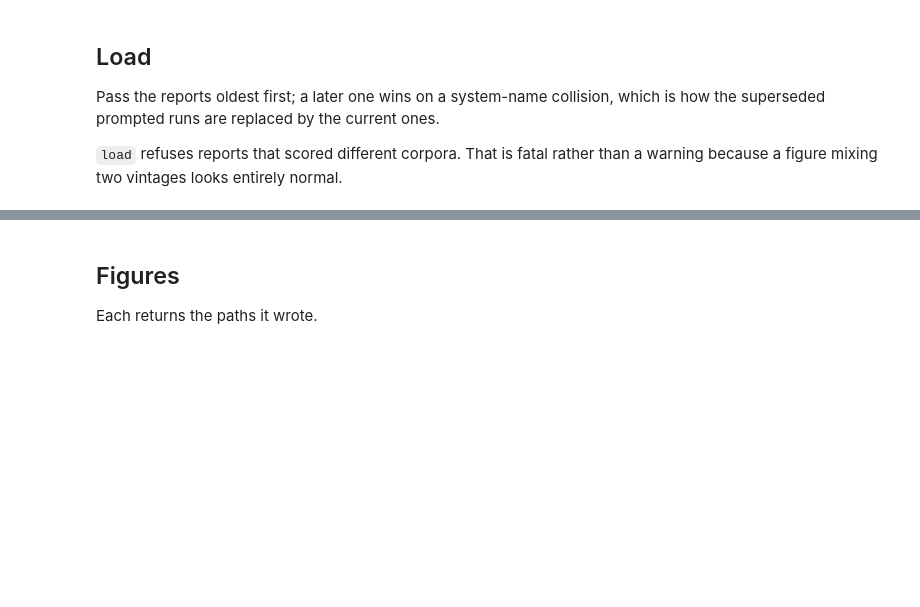
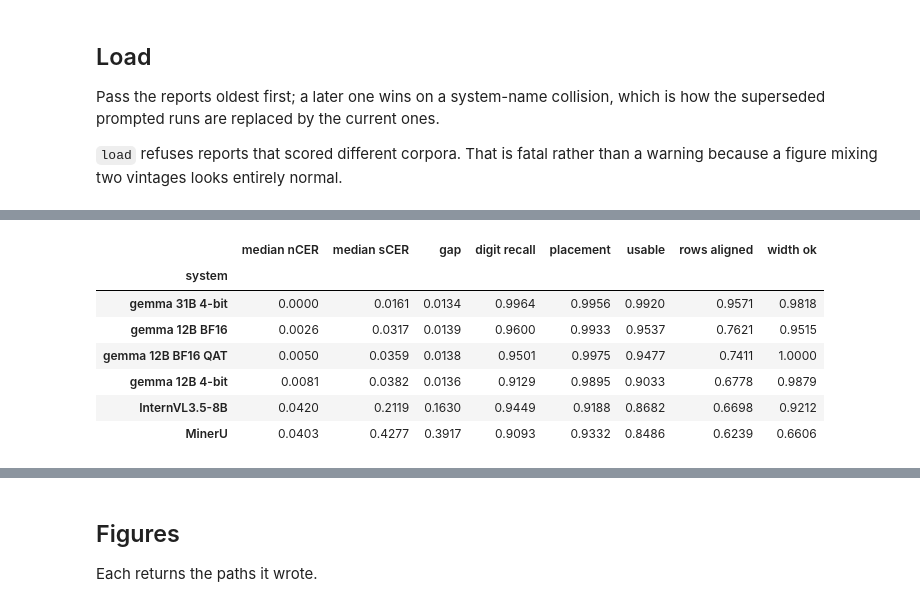
Before and after one commit to tmnestor/bank-statement-error-analysis, a Jupyter notebook: analysis/summary.ipynb, the cells around one changed output, grey strips where cells are left out. Saved outputs shown, nothing was run; the diff lists cells and outputs as text; code cells hidden in the pictures; blank space fills up the shorter version.

```diff
--- a/analysis/summary.ipynb
+++ b/analysis/summary.ipynb
@@ -61,23 +87,39 @@ and quoting means alone misdescribes every system here.
 # %%
 summary = (
     documents.groupby("system")
     .apply(
         lambda g: pd.Series(
             {
                 "median nCER": g.normalised_cer.median(),
                 "median sCER": g.strict_cer.median(),
                 "gap": (g.strict_cer - g.normalised_cer).median(),
-                "amounts correct": g.amounts_correct.sum() / g.truth_amounts.sum(),
-                "misfiled": g.misfiled.sum() / g.amounts.sum(),
+                # Dimension 1: is the value on the page present anywhere in the
+                # output? Position is discarded.
+                "digit recall": g.read.sum() / g.amounts.sum(),
+                # Dimension 2, conditional on the first: of what WAS read, how
+                # much sits under the right heading. Dividing by amounts instead
+                # would fold a reading failure into a placement score.
+                "placement": g.placed.sum() / g.read.sum(),
+                # Their product, and the number to act on.
+                "usable": g.usable.sum() / g.amounts.sum(),
                 "rows aligned": g.aligned.sum() / g.truth_rows.sum(),
                 "width ok": g.columns_match.sum() / len(g),
             }
         ),
         include_groups=False,
     )
-    .sort_values("median nCER")
+    .sort_values("usable", ascending=False)
 )
 summary.style.format("{:.4f}")
+# %% [output]
+|  | median nCER | median sCER | gap | digit recall | placement | usable | rows aligned | width ok |
+| system |  |  |  |  |  |  |  |  |
+| gemma 31B 4-bit | 0.0000 | 0.0161 | 0.0134 | 0.9964 | 0.9956 | 0.9920 | 0.9571 | 0.9818 |
+| gemma 12B BF16 | 0.0026 | 0.0317 | 0.0139 | 0.9600 | 0.9933 | 0.9537 | 0.7621 | 0.9515 |
+| gemma 12B BF16 QAT | 0.0050 | 0.0359 | 0.0138 | 0.9501 | 0.9975 | 0.9477 | 0.7411 | 1.0000 |
+| gemma 12B 4-bit | 0.0081 | 0.0382 | 0.0136 | 0.9129 | 0.9895 | 0.9033 | 0.6778 | 0.9879 |
+| InternVL3.5-8B | 0.0420 | 0.2119 | 0.1630 | 0.9449 | 0.9188 | 0.8682 | 0.6698 | 0.9212 |
+| MinerU | 0.0403 | 0.4277 | 0.3917 | 0.9093 | 0.9332 | 0.8486 | 0.6239 | 0.6606 |
 # %%
 # Bank statements alone — the only genuinely hard tables in the corpus. Invoices
 # are near-saturated and receipts are a two-column list, so an average over the
```
Also changed, not shown: parts of 10 cells of this notebook, 2 other files.
